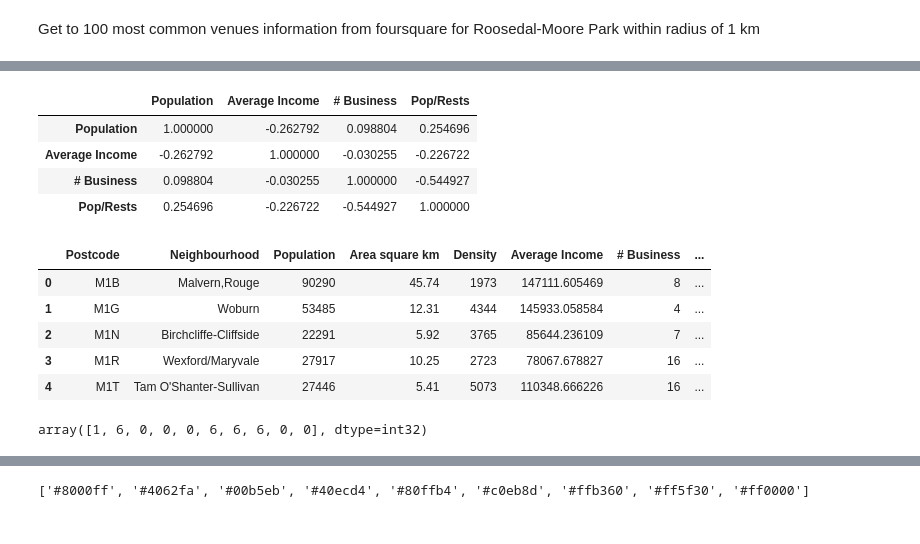
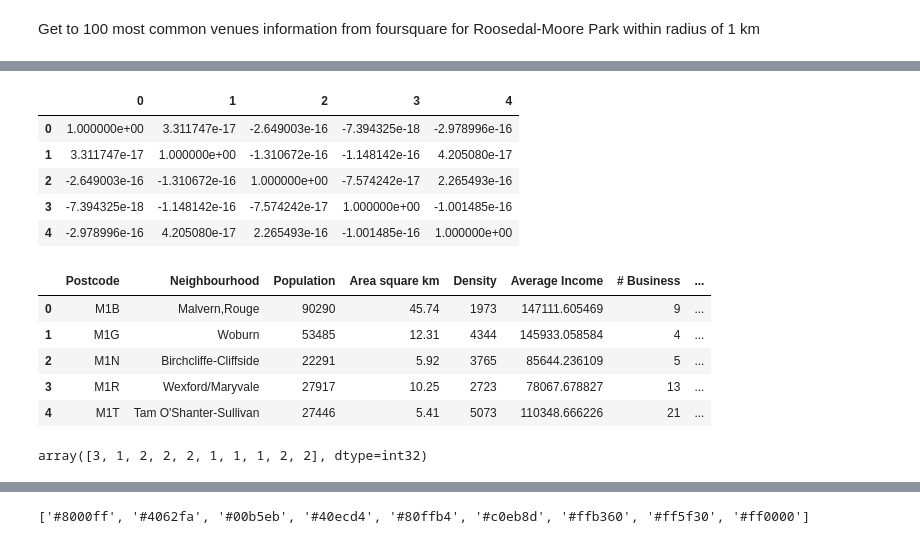
Before and after one commit to henru98/Coursera_Capstone, a Jupyter notebook: TorontoRestaurantLocation.ipynb, the cells around one changed output, grey strips where cells are left out. Drawn from its saved outputs; the diff is of its cells as text; code cells hidden in the pictures.

```diff
--- a/TorontoRestaurantLocation.ipynb
+++ b/TorontoRestaurantLocation.ipynb
@@ -600,8 +605,9 @@ print('{} venues were returned by Foursquare.'.format(nearby_venues.shape[0]))
 # %%
-def getNearbyVenues(names, latitudes, longitudes, radius=1000):
+def getNearbyVenues(names, latitudes, longitudes,LandArea):
 
     venues_list=[]
-    for name, lat, lng in zip(names, latitudes, longitudes):
+    for name, lat, lng, area in zip(names, latitudes, longitudes,LandArea):
+        #radius=0.75*1000*((area/pi)**0.5)
         print(name)
 
         # create the API request URL
@@ -615,7 +621,7 @@ def getNearbyVenues(names, latitudes, longitudes, radius=1000):
             LIMIT)
 
         # make the GET request
-        results = requests.get(url).json()["response"]['groups'][0]['items']
+        results = requests.get(url).json()['response']['groups'][0]['items']
 
         # return only relevant information for each nearby venue
         venues_list.append([(
@@ -640,7 +646,8 @@ def getNearbyVenues(names, latitudes, longitudes, radius=1000):
 # %%
 Toronto_venues = getNearbyVenues(names=df_LocationDG['Neighbourhood'],
                                    latitudes=df_LocationDG['Latitude'],
-                                   longitudes=df_LocationDG['Longitude'])
+                                   longitudes=df_LocationDG['Longitude'],
+                                   LandArea=df_LocationDG['Area square km'])
 Toronto_venues.head()
 # %% [output]
 Rosedale-Moore Park
@@ -958,10 +966,9 @@ df_DemoVenues= pd.merge( df_PCDGfiltered, df_BJPR,how='outer', on = 'Neighbourho
 df_DemoVenues['# Business']=df_DemoVenues['# Business'].astype(int)
 df_DemoVenues['# Restaurants']=df_DemoVenues['# Restaurants'].astype(int)
 df_DemoVenues['# Japanese_Restaurants']=df_DemoVenues['# Japanese_Restaurants'].astype(int)
-df_DemoVenues.loc[(df_DemoVenues['# Restaurants'] == 0), '# Restaurants'] = 1
 
 df_DemoVenues['Pop/Rests']=df_DemoVenues['Population']/df_DemoVenues['# Restaurants'].round(1)
-
+df_DemoVenues.loc[(df_DemoVenues['Pop/Rests'] == float('inf')), 'Pop/Rests'] = df_DemoVenues['Population']
 df_DemoVenues
 # %% [output]
 |  | Postcode | Neighbourhood | Population | Area square km | Density | Average Income | # Business | ... |
@@ -1040,0 +1037,8 @@ df_DV.corr(method='pearson')
+# %%
+df_std0 = StandardScaler().fit_transform(df_DV)
+
+
+pca = PCA(n_components=5)
+df_std5 = pd.DataFrame(pca.fit_transform(df_std0))
+
+df_std5.head()
@@ -1067,31 +1078,32 @@ df_std
 # %%
-df_std.corr(method='pearson')
+df_std5.corr(method='pearson')
 # %% [output]
-|  | Population | Average Income | # Business | Pop/Rests |
-| Population | 1.000000 | -0.262792 | 0.098804 | 0.254696 |
-| Average Income | -0.262792 | 1.000000 | -0.030255 | -0.226722 |
-| # Business | 0.098804 | -0.030255 | 1.000000 | -0.544927 |
-| Pop/Rests | 0.254696 | -0.226722 | -0.544927 | 1.000000 |
+|  | 0 | 1 | 2 | 3 | 4 |
+| 0 | 1.000000e+00 | 3.311747e-17 | -2.649003e-16 | -7.394325e-18 | -2.978996e-16 |
+| 1 | 3.311747e-17 | 1.000000e+00 | -1.310672e-16 | -1.148142e-16 | 4.205080e-17 |
+| 2 | -2.649003e-16 | -1.310672e-16 | 1.000000e+00 | -7.574242e-17 | 2.265493e-16 |
+| 3 | -7.394325e-18 | -1.148142e-16 | -7.574242e-17 | 1.000000e+00 | -1.001485e-16 |
+| 4 | -2.978996e-16 | 4.205080e-17 | 2.265493e-16 | -1.001485e-16 | 1.000000e+00 |
 # %%
 df_DemoVenues.head()
 # %% [output]
 |  | Postcode | Neighbourhood | Population | Area square km | Density | Average Income | # Business | ... |
-| 0 | M1B | Malvern,Rouge | 90290 | 45.74 | 1973 | 147111.605469 | 8 | ... |
+| 0 | M1B | Malvern,Rouge | 90290 | 45.74 | 1973 | 147111.605469 | 9 | ... |
 | 1 | M1G | Woburn | 53485 | 12.31 | 4344 | 145933.058584 | 4 | ... |
-| 2 | M1N | Birchcliffe-Cliffside | 22291 | 5.92 | 3765 | 85644.236109 | 7 | ... |
-| 3 | M1R | Wexford/Maryvale | 27917 | 10.25 | 2723 | 78067.678827 | 16 | ... |
-| 4 | M1T | Tam O'Shanter-Sullivan | 27446 | 5.41 | 5073 | 110348.666226 | 16 | ... |
+| 2 | M1N | Birchcliffe-Cliffside | 22291 | 5.92 | 3765 | 85644.236109 | 5 | ... |
+| 3 | M1R | Wexford/Maryvale | 27917 | 10.25 | 2723 | 78067.678827 | 13 | ... |
+| 4 | M1T | Tam O'Shanter-Sullivan | 27446 | 5.41 | 5073 | 110348.666226 | 21 | ... |
 # %%
 # set number of clusters
 kclusters = 9
 
 # run k-means clustering
-kmeans = KMeans(n_clusters=kclusters, max_iter=600, n_init=20).fit(df_std)
+kmeans = KMeans(n_clusters=kclusters, max_iter=600, n_init=20).fit(df_std5)
 
 # check cluster labels generated for each row in the dataframe
 kmeans.labels_[0:10]
 # %% [output]
-array([1, 6, 0, 0, 0, 6, 6, 6, 0, 0], dtype=int32)
+array([3, 1, 2, 2, 2, 1, 1, 1, 2, 2], dtype=int32)
 # %%
 # add clustering labels
 df_DemoVenues.insert(0, 'Cluster Labels', kmeans.labels_)
```
Also changed, not shown: parts of 52 cells of this notebook.
